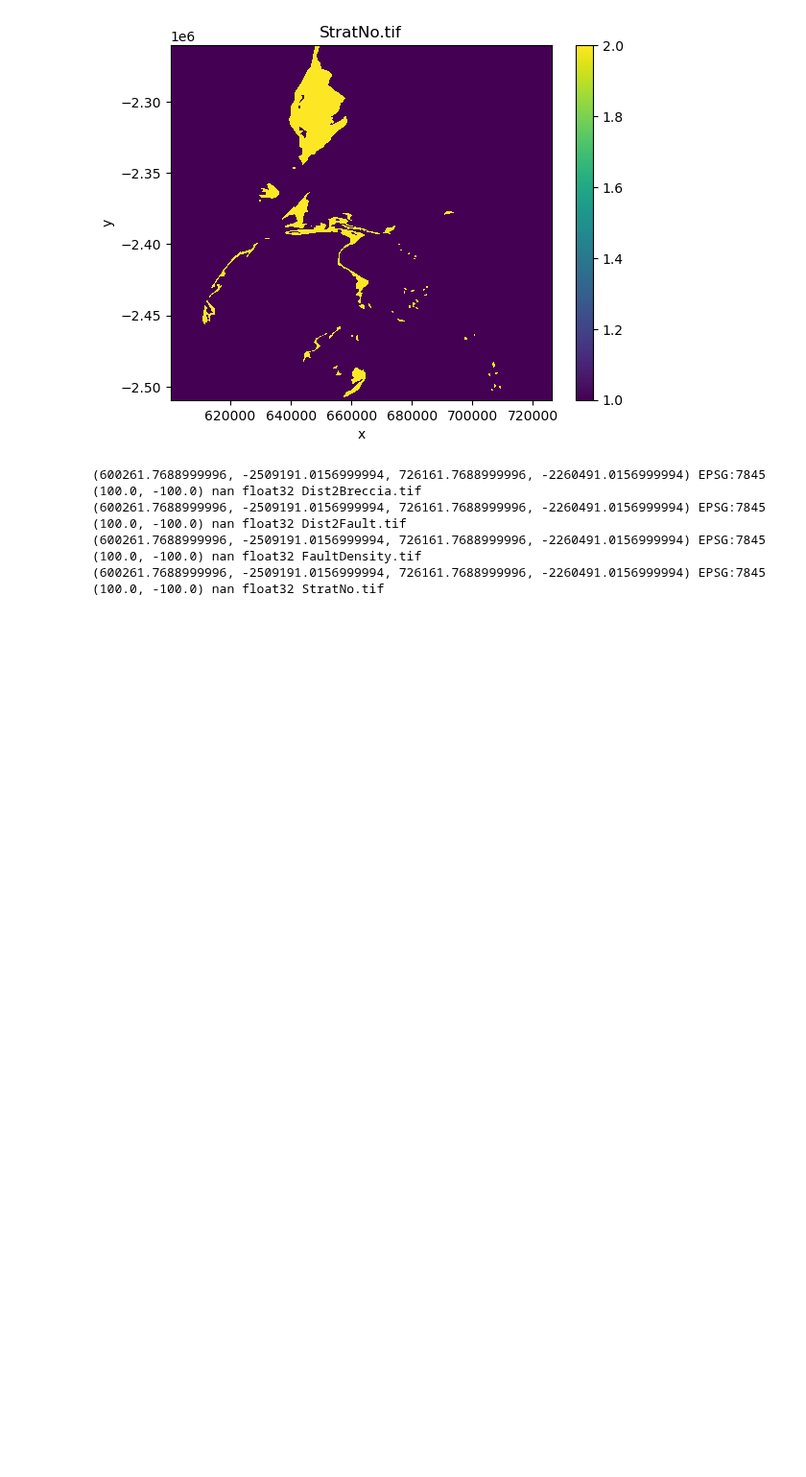
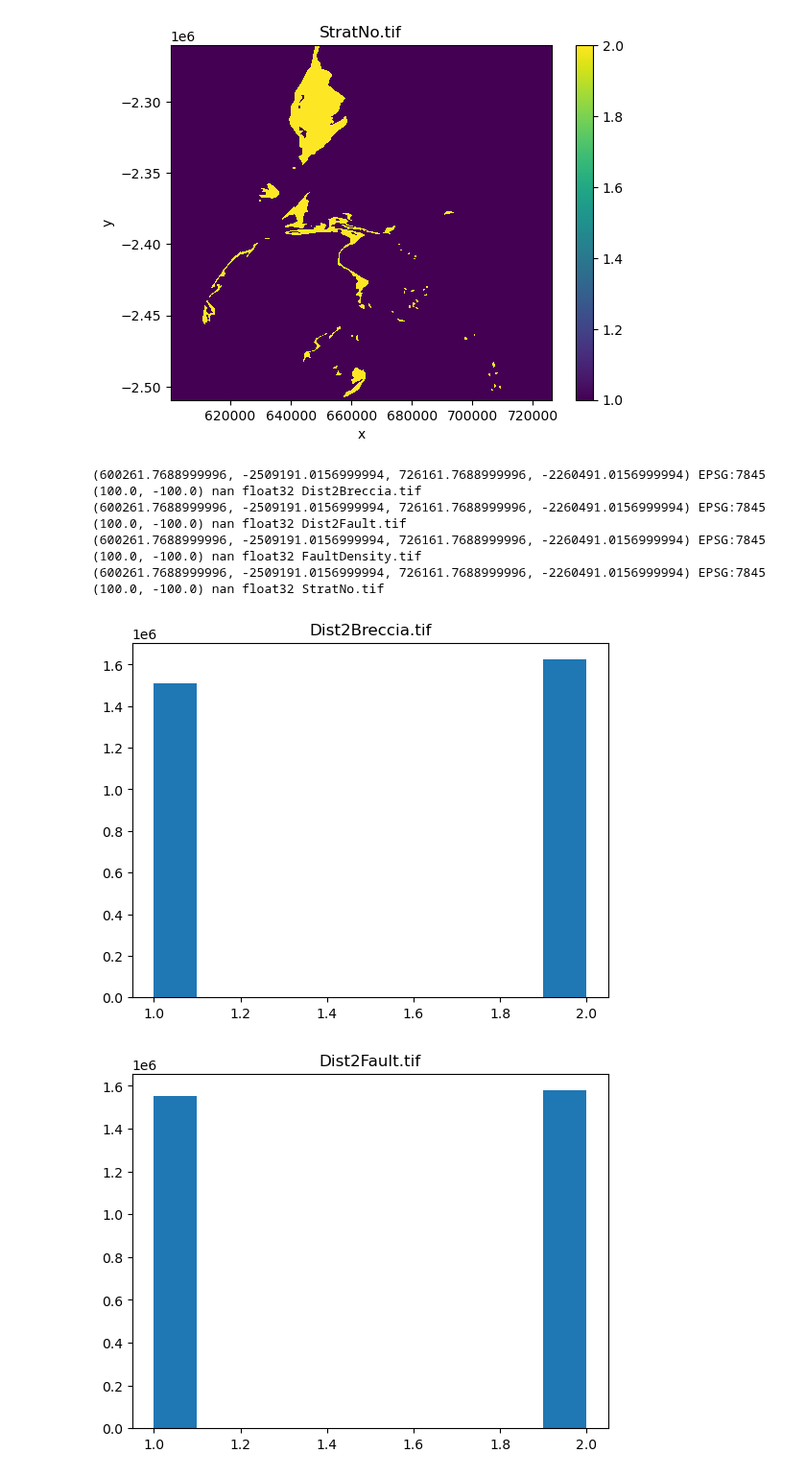
Before and after one commit to RichardScottOZ/Simple-Weights-of-Evidence, a Jupyter notebook: WoE-Test.ipynb, the cells around one changed output. Shown at 96% size. Cells and saved outputs as stored; diff of their text form; code cells hidden in the pictures; blank space fills up the shorter version.

```diff
--- a/WoE-Test.ipynb
+++ b/WoE-Test.ipynb
@@ -659,3 +658,11 @@ for r in response:
 (600261.7688999996, -2509191.0156999994, 726161.7688999996, -2260491.0156999994) EPSG:7845 (100.0, -100.0) nan float32 Dist2Fault.tif
 (600261.7688999996, -2509191.0156999994, 726161.7688999996, -2260491.0156999994) EPSG:7845 (100.0, -100.0) nan float32 FaultDensity.tif
 (600261.7688999996, -2509191.0156999994, 726161.7688999996, -2260491.0156999994) EPSG:7845 (100.0, -100.0) nan float32 StratNo.tif
+# %%
+for r in response:
+    fig, ax = plt.subplots()
+    xr.plot.hist(response[r])
+    plt.title(r)
+# %% [output]
+[figure, added]
+[figure, added]
```
Also changed, not shown: parts of 4 cells of this notebook.
